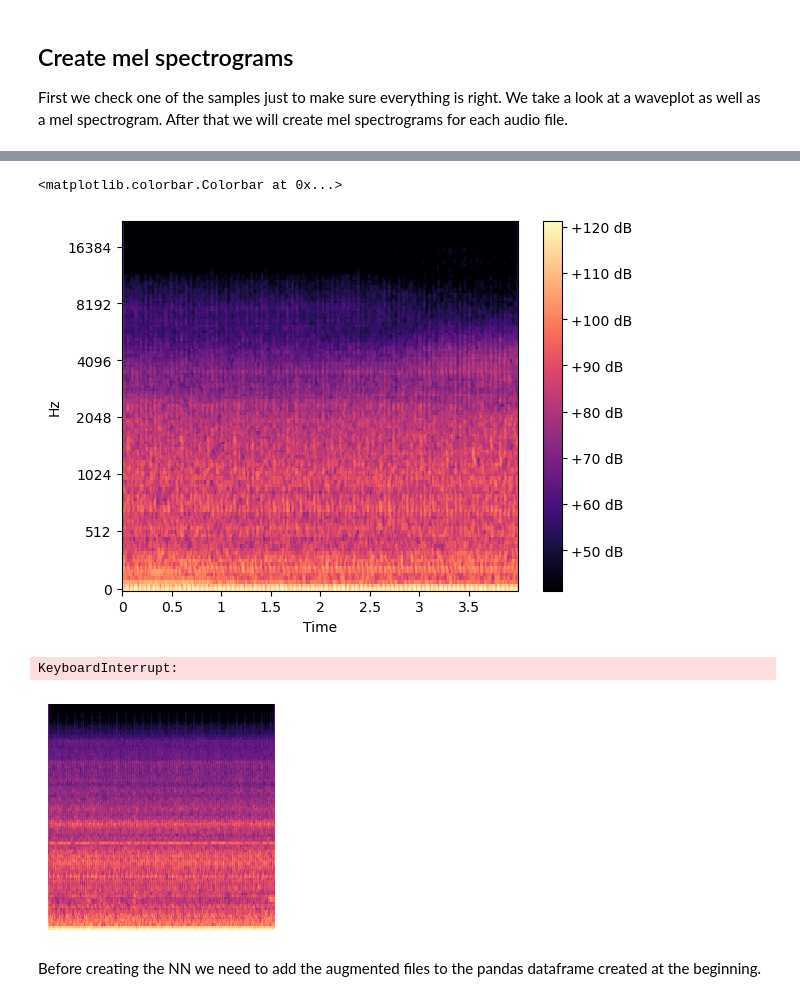
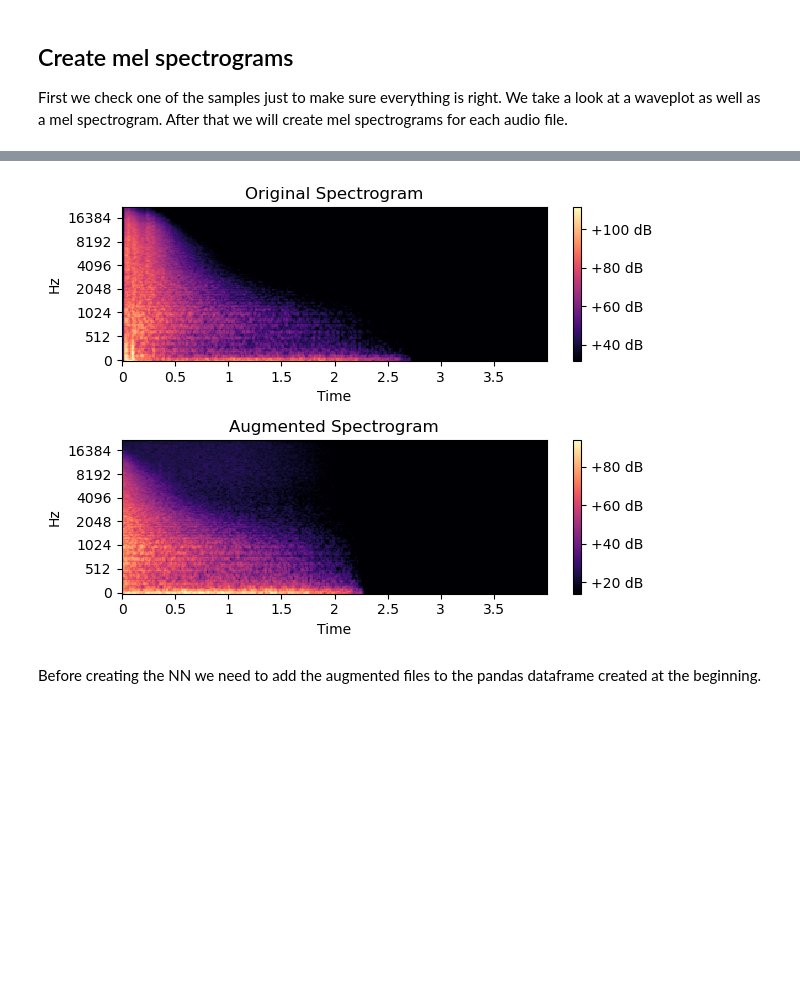
Before and after one commit to giacomo-lab/engine_idling_detection, a Jupyter notebook: intersection_effectivity.ipynb, the cells around one changed output, grey strips where cells are left out. Drawn from its saved outputs; the diff is of its cells as text; code cells hidden in the pictures; blank space fills up the shorter version.

```diff
--- a/intersection_effectivity.ipynb
+++ b/intersection_effectivity.ipynb
@@ -220,13 +205,37 @@ librosa.display.specshow(mel_scale_sgram)
-# %%
-
-mel_sgram = librosa.amplitude_to_db(mel_scale_sgram, ref=np.min)
-librosa.display.specshow(mel_sgram, sr=sr, x_axis='time', y_axis='mel')
-plt.colorbar(format='%+2.0f dB')
-# %% [output]
-<matplotlib.colorbar.Colorbar at 0x...>
-[figure, removed]
-# %%
-create_mel_specs(path_to_wav, path_to_png)
-# %% [output]
-KeyboardInterrupt:
-[figure, removed]
+# %%
+
+#Apply fourier transformation and plot
+sgram = librosa.stft(y)
+sgram_aug = librosa.stft(y_aug)
+
+# create mel spectrogram
+sgram_mag, _ = librosa.magphase(sgram)
+mel_scale_sgram = librosa.feature.melspectrogram(S=sgram_mag, sr=sr)
+
+sgram_mag_aug, _ = librosa.magphase(sgram_aug)
+mel_scale_sgram_aug = librosa.feature.melspectrogram(S=sgram_mag_aug, sr=sr_aug)
+
+mel_sgram = librosa.amplitude_to_db(mel_scale_sgram, ref=np.min)
+
+mel_sgram_aug = librosa.amplitude_to_db(mel_scale_sgram_aug, ref=np.min)
+
+
+
+plt.subplot(2, 1, 1)
+librosa.display.specshow(mel_sgram, sr=sr, x_axis='time', y_axis='mel')
+plt.colorbar(format='%+2.0f dB')
+plt.title('Original Spectrogram')
+
+# Plot the second spectrogram
+plt.subplot(2, 1, 2)
+librosa.display.specshow(mel_sgram_aug, sr=sr_aug, x_axis='time', y_axis='mel')
+plt.colorbar(format='%+2.0f dB')
+plt.title('Augmented Spectrogram')
+
+# Adjust layout for better appearance
+plt.tight_layout()
+
+# Show the plots
+plt.show()
+# %% [output]
+[figure, added]
```
Also changed, not shown: parts of 13 cells of this notebook, 2 other files.
